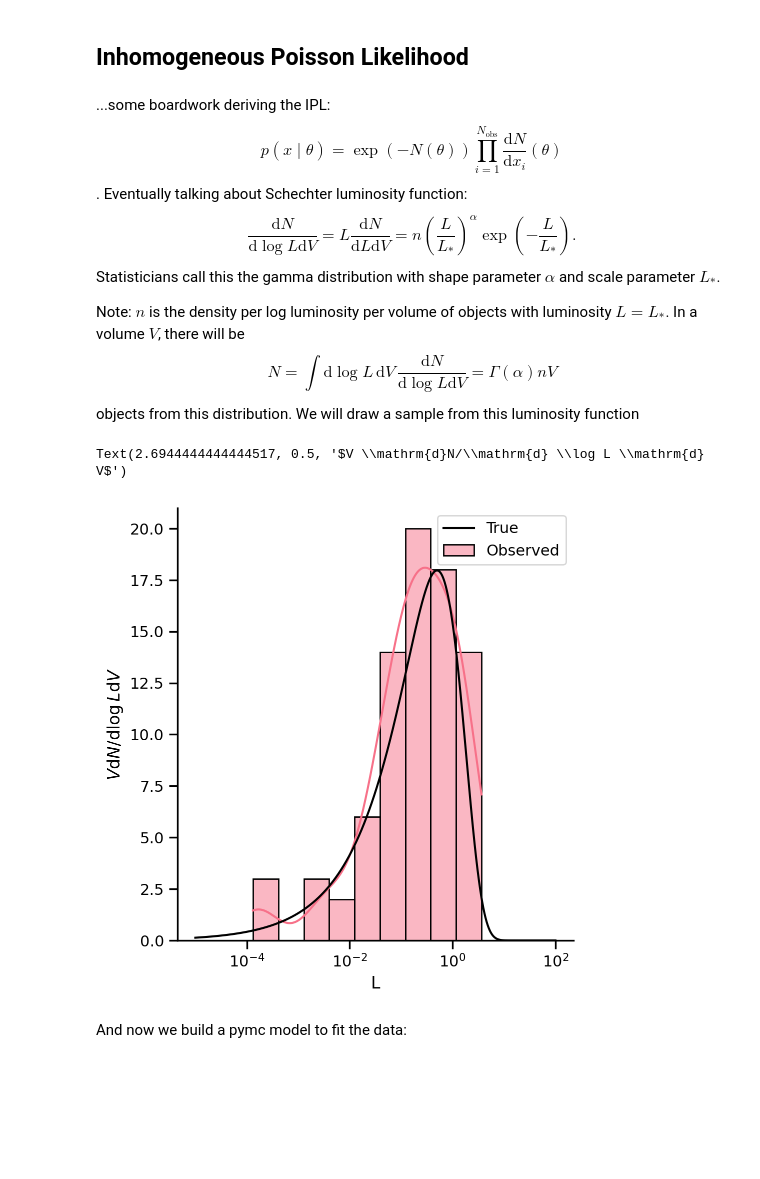
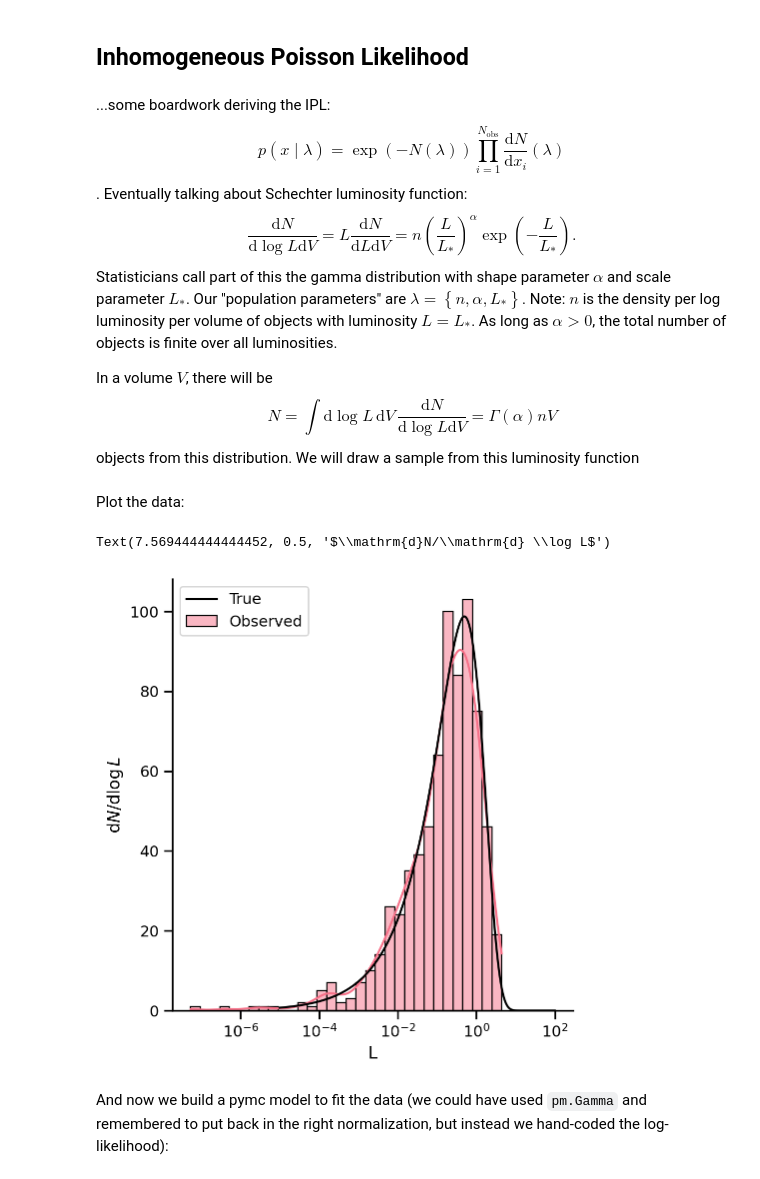
Before and after one commit to farr/CCASelectionTutorial, a Jupyter notebook: Tutorial.ipynb, the cells around one changed output. Drawn from its saved outputs; the diff is of its cells as text; code cells hidden in the pictures; blank space fills up the shorter version.

```diff
--- a/Tutorial.ipynb
+++ b/Tutorial.ipynb
@@ -20,21 +21,21 @@ sns.set_palette('husl')
 # %% [markdown]
 ...some boardwork deriving the IPL:
 $$
-p\left( x \mid \theta \right) = \exp\left( - N\left( \theta \right) \right) \prod_{i=1}^{N_\mathrm{obs}} \frac{\mathrm{d}N}{\mathrm{d} x_i}\left( \theta \right)
+p\left( x \mid \lambda \right) = \exp\left( - N\left( \lambda \right) \right) \prod_{i=1}^{N_\mathrm{obs}} \frac{\mathrm{d}N}{\mathrm{d} x_i}\left( \lambda \right)
 $$
 .  Eventually talking about Schechter luminosity function:
 $$
 \frac{\mathrm{d} N}{\mathrm{d} \log L \mathrm{d} V} = L \frac{\mathrm{d} N}{\mathrm{d} L \mathrm{d} V} = n \left( \frac{L}{L_*} \right)^\alpha \exp\left( -\frac{L}{L_*} \right).
 $$
-Statisticians call this the gamma distribution with shape parameter $\alpha$ and scale parameter $L_*$.
+Statisticians call part of this the gamma distribution with shape parameter $\alpha$ and scale parameter $L_*$.  Our "population parameters" are $\lambda = \left\{ n, \alpha, L_* \right\}$.  Note: $n$ is the density per log luminosity per volume of objects with luminosity $L = L_*$.  As long as $\alpha > 0$, the total number of objects is finite over all luminosities.
 
-Note: $n$ is the density per log luminosity per volume of objects with luminosity $L = L_*$.  In a volume $V$, there will be
+In a volume $V$, there will be
 $$
 N = \int \mathrm{d} \log L \, \mathrm{d} V \, \frac{\mathrm{d} N}{\mathrm{d} \log L \mathrm{d} V} = \Gamma(\alpha) n V
 $$
 objects from this distribution.  We will draw a sample from this luminosity function
 # %%
-n_true = 10.0
+n_true = 100.0
 alpha_true = 0.5
 LStar_true = 1.0
 V = 4/3*np.pi # Sphere of radius 1
@@ -42,17 +43,22 @@ V = 4/3*np.pi # Sphere of radius 1
 N_true = np.random.poisson(n_true*sp.gamma(alpha_true)*V)
 L = np.random.gamma(shape=alpha_true, scale=LStar_true, size=N_true)
 
-sns.displot(L, log_scale=True, label='Observed', kde=True)
-xs = np.logspace(-5, 2, 1000)
-plt.plot(xs, V*n_true*sp.gamma(alpha_true)*ss.gamma(alpha_true, scale=LStar_true).pdf(xs)*xs, color='k', label='True')
-plt.legend()
-plt.xlabel(r"L")
-plt.ylabel(r"$V \mathrm{d}N/\mathrm{d} \log L \mathrm{d} V$")
+def dNdlogL(xs, V, n, alpha, LStar):
+    return np.log(10)*n*sp.gamma(alpha)*ss.gamma(alpha, scale=LStar).pdf(xs)*xs
-# %% [output]
-Text(2.6944444444444517, 0.5, '$V \\mathrm{d}N/\\mathrm{d} \\log L \\mathrm{d} V$')
-[figure, removed]
+# %% [markdown]
+Plot the data:
+# %%
+sns.displot(L, log_scale=True, label='Observed', kde=True)
+xs = np.logspace(-5, 2, 1000)
+plt.plot(xs, dNdlogL(xs, V, n_true, alpha_true, LStar_true), color='k', label='True')
+plt.legend()
+plt.xlabel(r"L")
+plt.ylabel(r"$\mathrm{d}N/\mathrm{d} \log L$")
+# %% [output]
+Text(7.569444444444452, 0.5, '$\\mathrm{d}N/\\mathrm{d} \\log L$')
+[figure, added]
 # %% [markdown]
-And now we build a pymc model to fit the data:
+And now we build a pymc model to fit the data (we could have used `pm.Gamma` and remembered to put back in the right normalization, but instead we hand-coded the log-likelihood):
 # %%
 def make_Lf_model(L, V):
     with pm.Model() as model:
```
Also changed, not shown: parts of 28 cells of this notebook.
